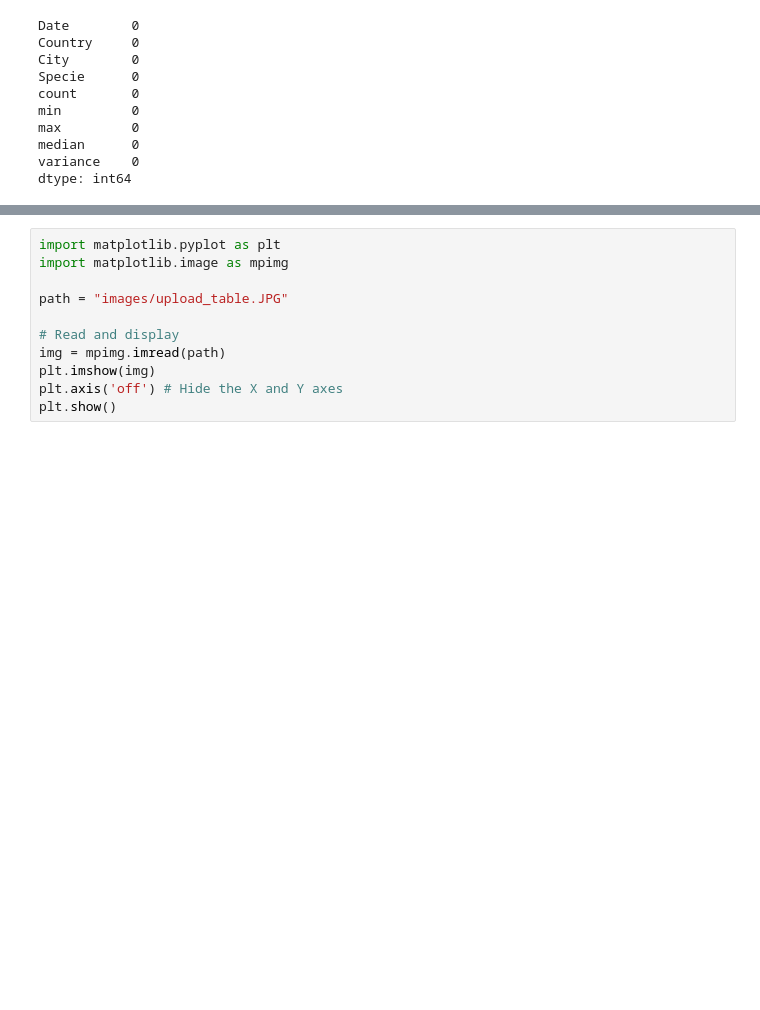
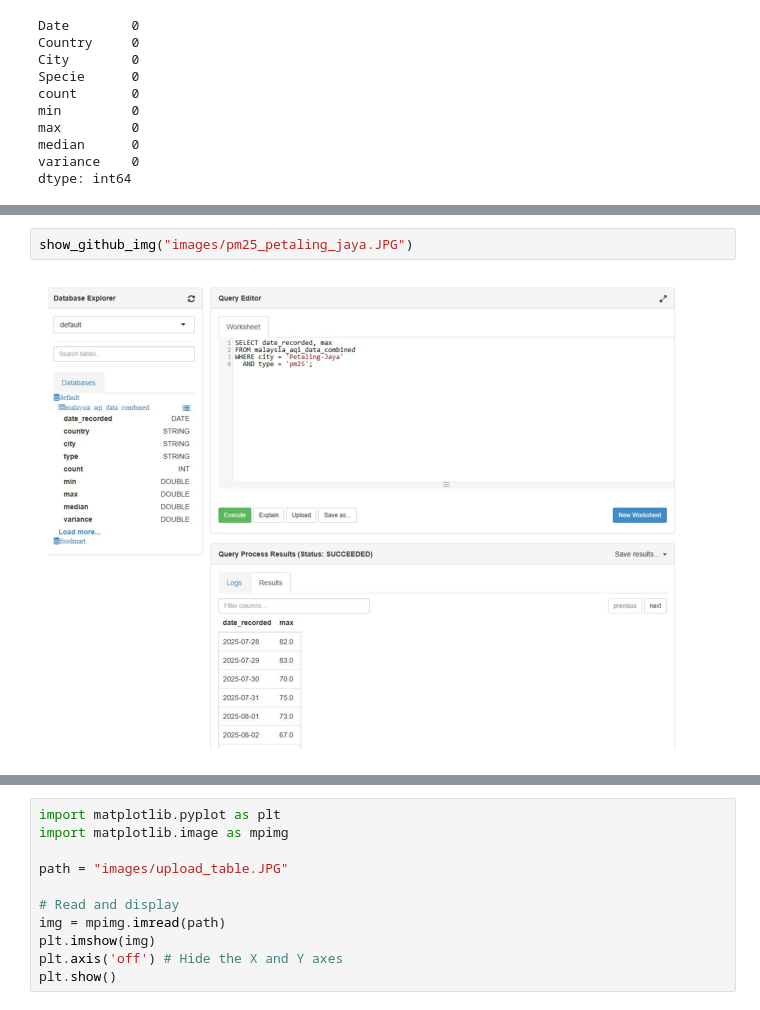
Before and after one commit to muzaffarizamuddin/P166246_Data_Management_Final_Report, a Jupyter notebook: historical_AQI_data_combine.ipynb, the cells around one changed output, grey strips where cells are left out. Saved outputs shown, nothing was run; the diff lists cells and outputs as text; blank space fills up the shorter version.

```diff
--- a/historical_AQI_data_combine.ipynb
+++ b/historical_AQI_data_combine.ipynb
@@ -318,0 +343,4 @@ dtype: int64
+# %%
+show_github_img("images/pm25_petaling_jaya.JPG")
+# %% [output]
+[figure, added]
```
Also changed, not shown: parts of 4 cells of this notebook.
